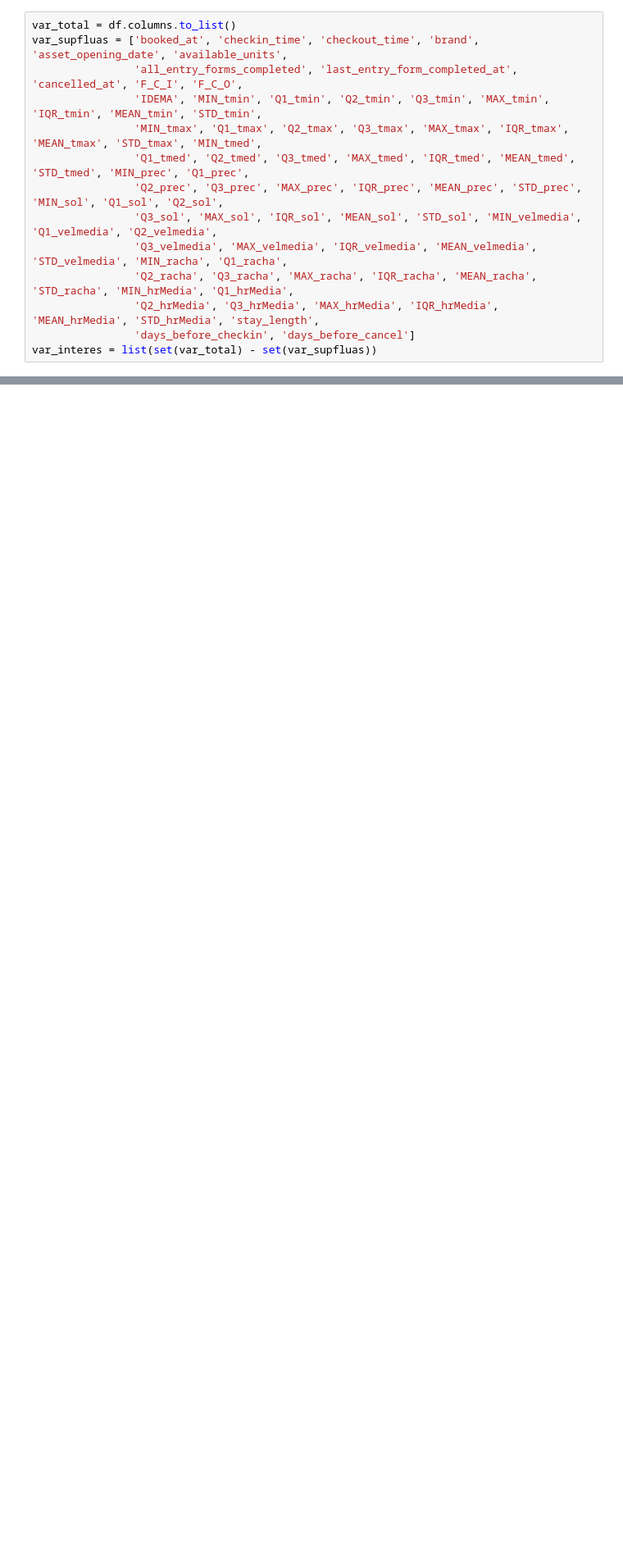
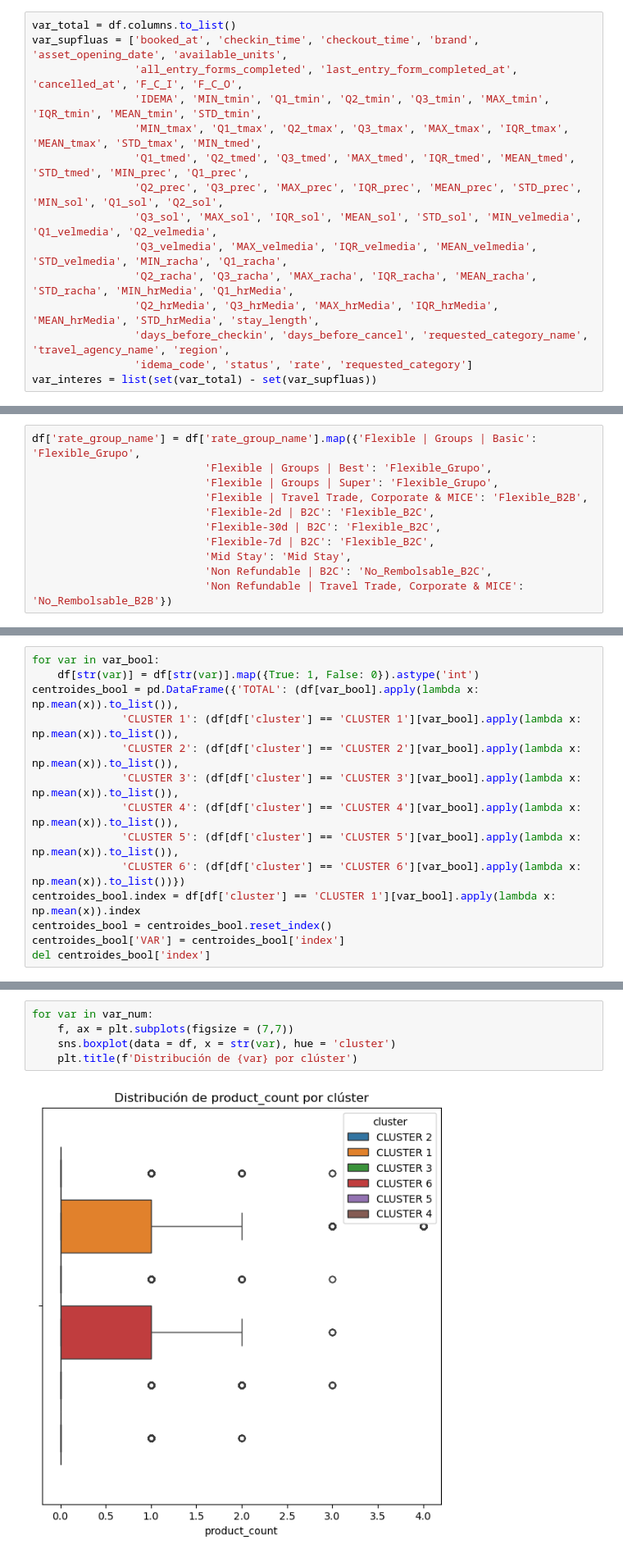
Before and after one commit to danielsoponaru/25-26_2_R6_VERDE_CLARO, a Jupyter notebook: proyecto_vs_gvc/04-Clusterizacion2.ipynb, the cells around one changed output, grey strips where cells are left out. Shown at 82% size. Drawn from its saved outputs; the diff is of its cells as text; blank space fills up the shorter version.

```diff
--- a/proyecto_vs_gvc/04-Clusterizacion2.ipynb
+++ b/proyecto_vs_gvc/04-Clusterizacion2.ipynb
@@ -24,7 +24,8 @@ var_supfluas = ['booked_at', 'checkin_time', 'checkout_time', 'brand', 'asset_op
                 'Q3_velmedia', 'MAX_velmedia', 'IQR_velmedia', 'MEAN_velmedia', 'STD_velmedia', 'MIN_racha', 'Q1_racha',
                 'Q2_racha', 'Q3_racha', 'MAX_racha', 'IQR_racha', 'MEAN_racha', 'STD_racha', 'MIN_hrMedia', 'Q1_hrMedia',
                 'Q2_hrMedia', 'Q3_hrMedia', 'MAX_hrMedia', 'IQR_hrMedia', 'MEAN_hrMedia', 'STD_hrMedia', 'stay_length',
-                'days_before_checkin', 'days_before_cancel']
+                'days_before_checkin', 'days_before_cancel', 'requested_category_name', 'travel_agency_name', 'region',
+                'idema_code', 'status', 'rate', 'requested_category']
 var_interes = list(set(var_total) - set(var_supfluas))
 # %%
 for var in var_interes:
@@ -36,6 +38,17 @@ La variable cancellation_reason tiene 33124 NA
 # %%
 df['completed_entry_forms_count'] = df['completed_entry_forms_count'].fillna(value = 0)
 df['travel_agency_name'] = df['travel_agency_name'].fillna(value = 'Ninguna')
+# %%
+df['rate_group_name'] = df['rate_group_name'].map({'Flexible | Groups | Basic': 'Flexible_Grupo',
+                           'Flexible | Groups | Best': 'Flexible_Grupo',
+                           'Flexible | Groups | Super': 'Flexible_Grupo',
+                           'Flexible | Travel Trade, Corporate & MICE': 'Flexible_B2B',
+                           'Flexible-2d | B2C': 'Flexible_B2C',
+                           'Flexible-30d | B2C': 'Flexible_B2C',
+                           'Flexible-7d | B2C': 'Flexible_B2C',
+                           'Mid Stay': 'Mid Stay',
+                           'Non Refundable | B2C': 'No_Rembolsable_B2C',
+                           'Non Refundable | Travel Trade, Corporate & MICE': 'No_Rembolsable_B2B'})
 # %%
 def intador(var, df = df):
     df[str(var)] = df[str(var)].astype('int')
@@ -76,0 +99,14 @@ df_final[df_final['cluster'] == 'CLUSTER 1'][var_num].apply(lambda x: np.mean(x)
+# %%
+for var in var_bool:
+    df[str(var)] = df[str(var)].map({True: 1, False: 0}).astype('int')
+centroides_bool = pd.DataFrame({'TOTAL': (df[var_bool].apply(lambda x: np.mean(x)).to_list()),
+              'CLUSTER 1': (df[df['cluster'] == 'CLUSTER 1'][var_bool].apply(lambda x: np.mean(x)).to_list()),
+              'CLUSTER 2': (df[df['cluster'] == 'CLUSTER 2'][var_bool].apply(lambda x: np.mean(x)).to_list()),
+              'CLUSTER 3': (df[df['cluster'] == 'CLUSTER 3'][var_bool].apply(lambda x: np.mean(x)).to_list()),
+              'CLUSTER 4': (df[df['cluster'] == 'CLUSTER 4'][var_bool].apply(lambda x: np.mean(x)).to_list()),
+              'CLUSTER 5': (df[df['cluster'] == 'CLUSTER 5'][var_bool].apply(lambda x: np.mean(x)).to_list()),
+              'CLUSTER 6': (df[df['cluster'] == 'CLUSTER 6'][var_bool].apply(lambda x: np.mean(x)).to_list())})
+centroides_bool.index = df[df['cluster'] == 'CLUSTER 1'][var_bool].apply(lambda x: np.mean(x)).index
+centroides_bool = centroides_bool.reset_index()
+centroides_bool['VAR'] = centroides_bool['index']
+del centroides_bool['index']
@@ -76,0 +128,7 @@ df_final[df_final['cluster'] == 'CLUSTER 1'][var_num].apply(lambda x: np.mean(x)
+# %%
+for var in var_num:
+    f, ax = plt.subplots(figsize = (7,7))
+    sns.boxplot(data = df, x = str(var), hue = 'cluster')
+    plt.title(f'Distribución de {var} por clúster')
+# %% [output]
+[figure, added]
```
Also changed, not shown: parts of 9 cells of this notebook, 2 other files.
